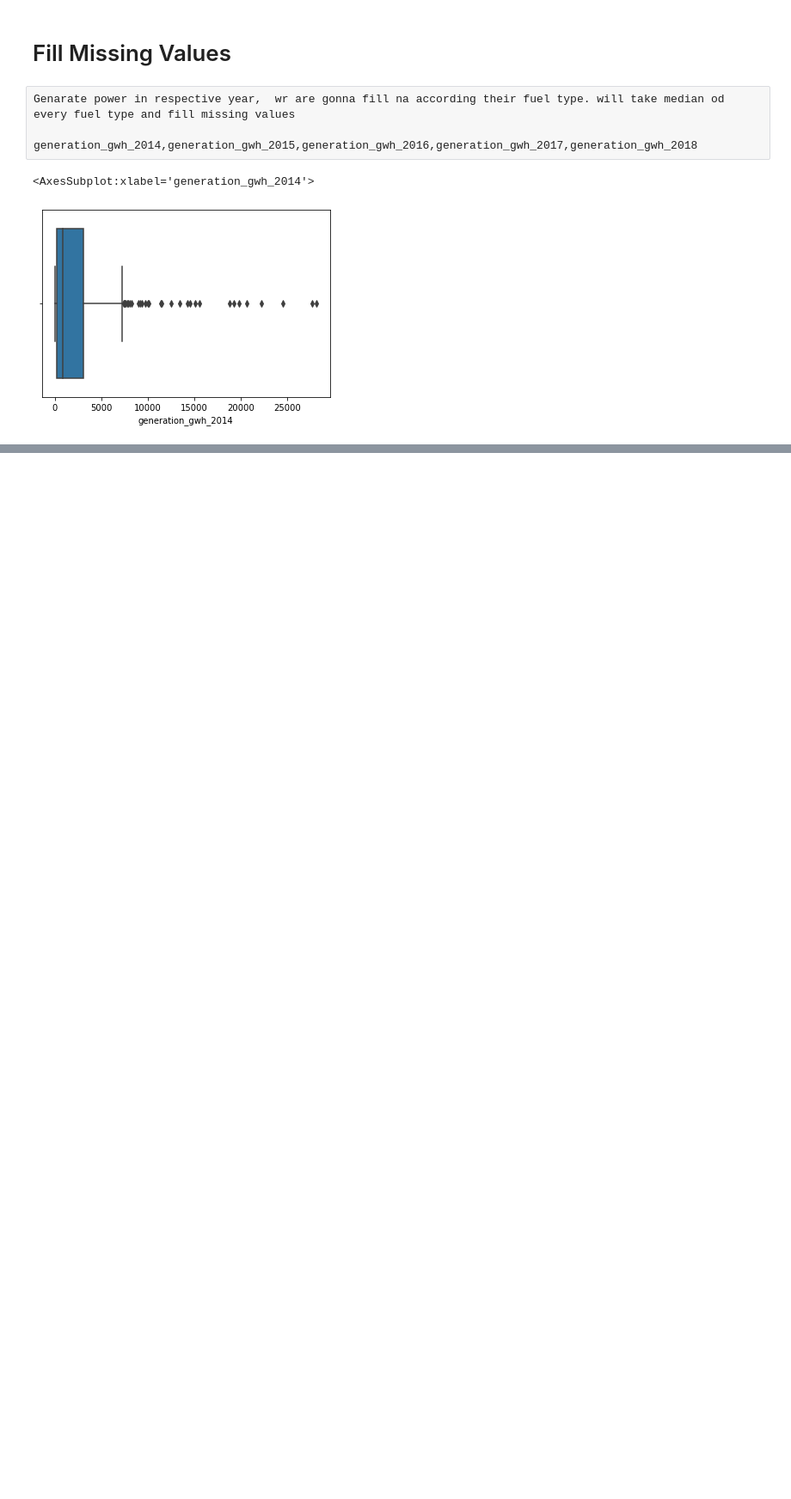
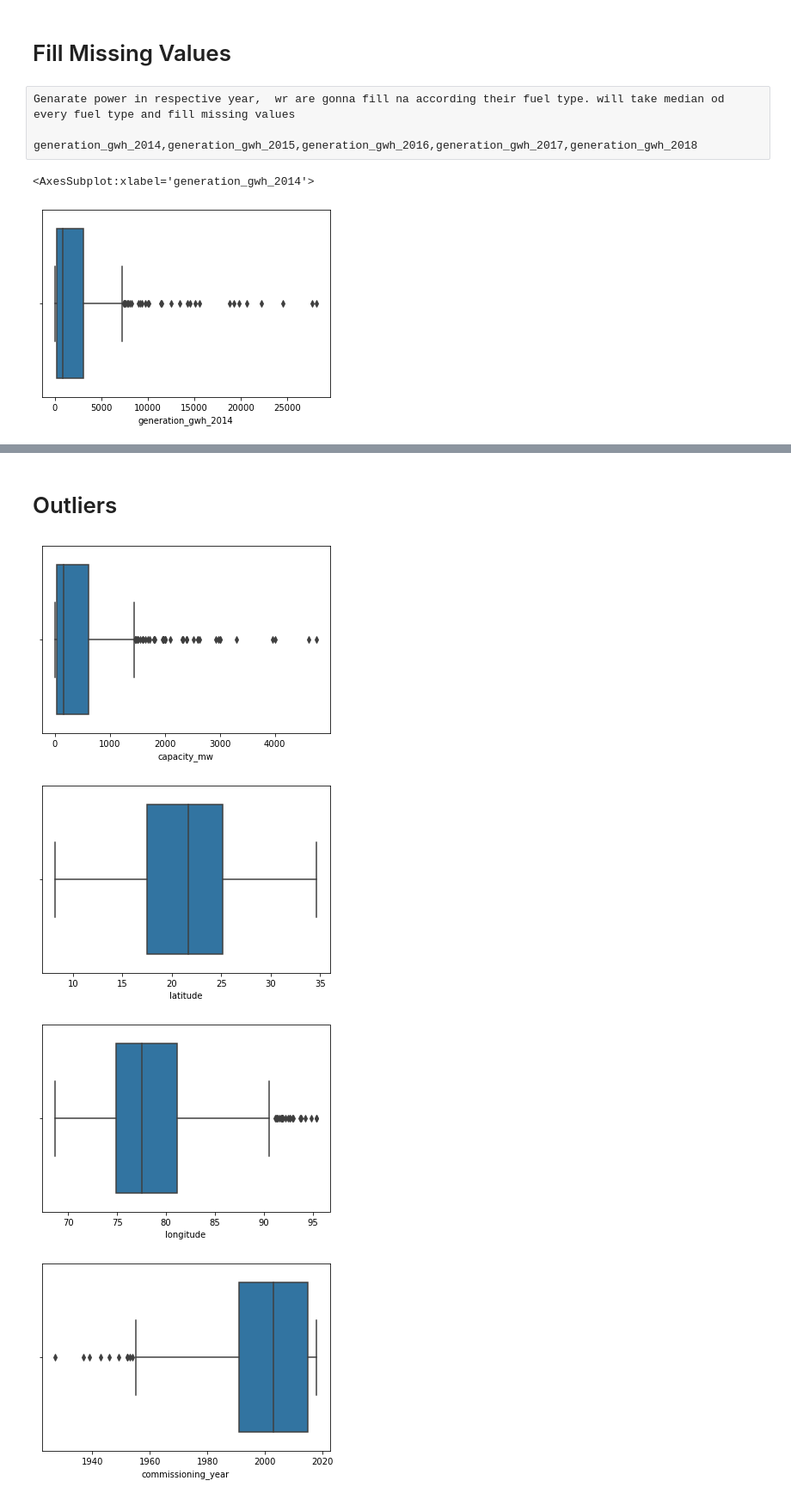
Before and after one commit to mohittomar2008/Global-Power-Plant-Database, a Jupyter notebook: Global Power Plant.ipynb, the cells around one changed output, grey strips where cells are left out. Shown at 86% size. Saved outputs shown, nothing was run; the diff lists cells and outputs as text; code cells hidden in the pictures; blank space fills up the shorter version.

```diff
--- a/Global Power Plant.ipynb
+++ b/Global Power Plant.ipynb
@@ -1147,0 +1419,6 @@ df.groupby('primary_fuel')
+# %%
+df['generation_gwh_2016']=np.where(df['primary_fuel']=='Coal',df['generation_gwh_2016'].fillna(4761.233946),df['generation_gwh_2016']  )
+df['generation_gwh_2016']=np.where(df['primary_fuel']=='Gas',df['generation_gwh_2016'].fillna(826.305503),df['generation_gwh_2016']  )
+df['generation_gwh_2016']=np.where(df['primary_fuel']=='Hydro',df['generation_gwh_2016'].fillna(699.318079),df['generation_gwh_2016']  )
+df['generation_gwh_2016']=np.where(df['primary_fuel']=='Nuclear',df['generation_gwh_2016'].fillna(4272.608750),df['generation_gwh_2016']  )
+df['generation_gwh_2016']=np.where(df['primary_fuel']=='Oil',df['generation_gwh_2016'].fillna(4.796871),df['generation_gwh_2016']  )
@@ -1147,0 +1435,6 @@ df.groupby('primary_fuel')
+# %%
+df['generation_gwh_2017']=np.where(df['primary_fuel']=='Coal',df['generation_gwh_2017'].fillna(4870.537285),df['generation_gwh_2017']  )
+df['generation_gwh_2017']=np.where(df['primary_fuel']=='Gas',df['generation_gwh_2017'].fillna(881.216187),df['generation_gwh_2017']  )
+df['generation_gwh_2017']=np.where(df['primary_fuel']=='Hydro',df['generation_gwh_2017'].fillna(693.884741),df['generation_gwh_2017']  )
+df['generation_gwh_2017']=np.where(df['primary_fuel']=='Nuclear',df['generation_gwh_2017'].fillna(4323.415000),df['generation_gwh_2017']  )
+df['generation_gwh_2017']=np.where(df['primary_fuel']=='Oil',df['generation_gwh_2017'].fillna(0.167471),df['generation_gwh_2017']  )
@@ -1147,0 +1451,6 @@ df.groupby('primary_fuel')
+# %%
+df['generation_gwh_2018']=np.where(df['primary_fuel']=='Coal',df['generation_gwh_2018'].fillna(5036.420635),df['generation_gwh_2018']  )
+df['generation_gwh_2018']=np.where(df['primary_fuel']=='Gas',df['generation_gwh_2018'].fillna(846.658418),df['generation_gwh_2018']  )
+df['generation_gwh_2018']=np.where(df['primary_fuel']=='Hydro',df['generation_gwh_2018'].fillna(737.636455),df['generation_gwh_2018']  )
+df['generation_gwh_2018']=np.where(df['primary_fuel']=='Nuclear',df['generation_gwh_2018'].fillna(4277.031250),df['generation_gwh_2018']  )
+df['generation_gwh_2018']=np.where(df['primary_fuel']=='Oil',df['generation_gwh_2018'].fillna(0.295215),df['generation_gwh_2018']  )
@@ -1147,0 +1482,3 @@ df.groupby('primary_fuel')
+# %%
+X= df.drop('primary_fuel',axis=1)
+Y = df['primary_fuel']
@@ -1147,0 +1511,11 @@ df.groupby('primary_fuel')
+# %% [markdown]
+# Outliers
+# %%
+for i in X.columns:
+    sns.boxplot(X[i])
+    plt.show()
+# %% [output]
+[figure, added]
+[figure, added]
+[figure, added]
+[figure, added]
```
Also changed, not shown: parts of 184 cells of this notebook, 2 other files.
